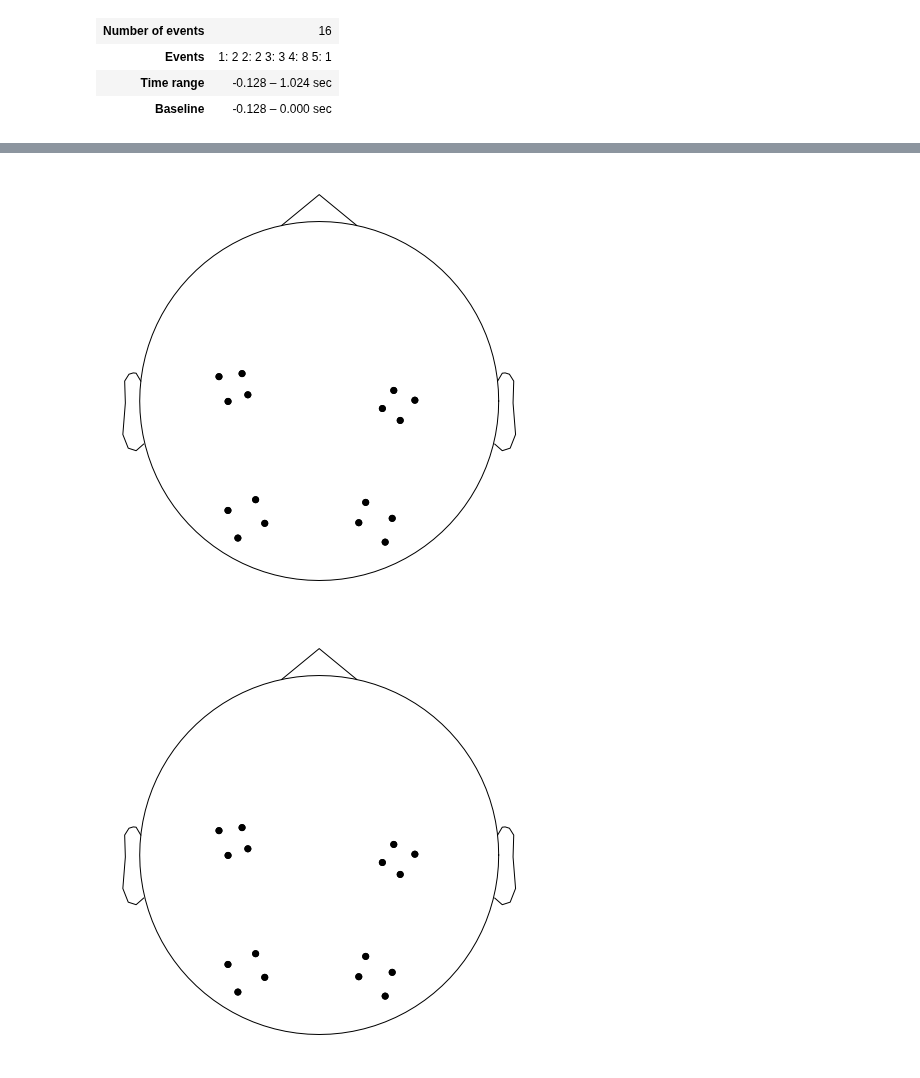
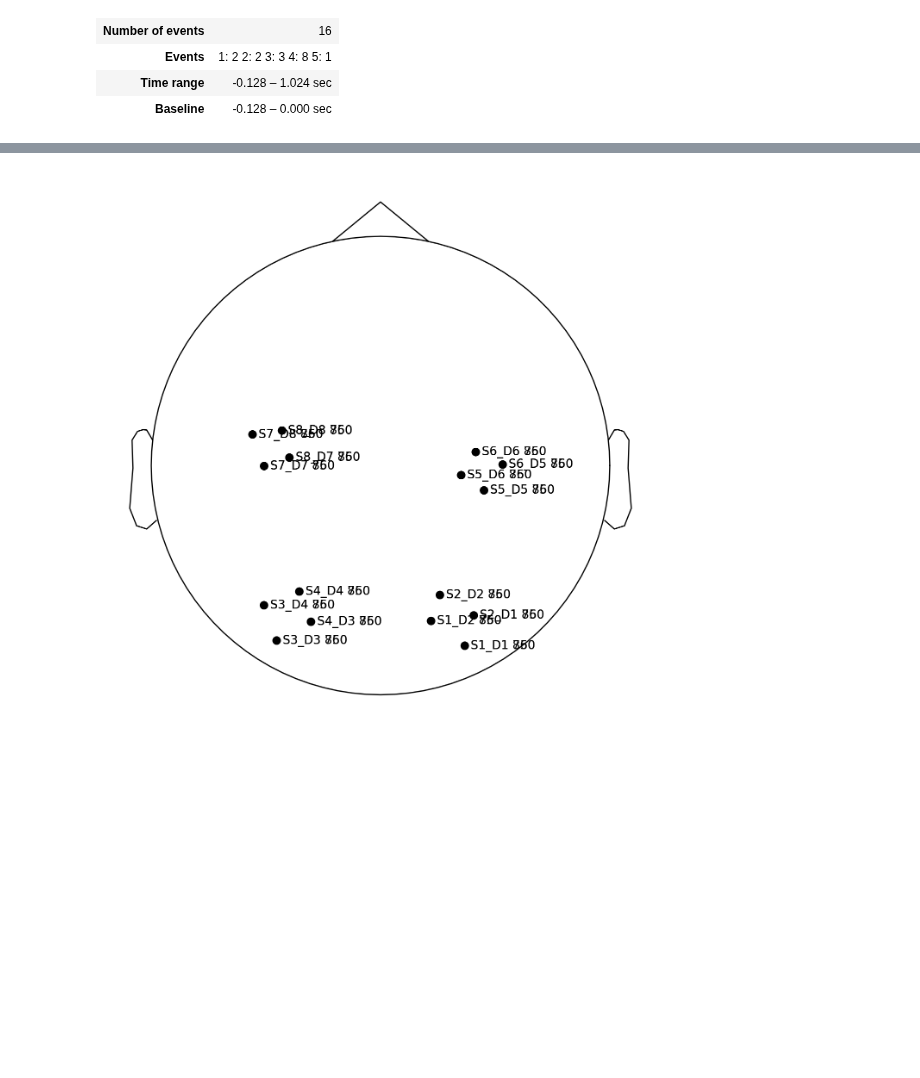
Before and after one commit to ppsp-team/HyPyP, a Jupyter notebook: tutorial/import_from_fnirs.ipynb, the cells around one changed output, grey strips where cells are left out. Drawn from its saved outputs; the diff is of its cells as text; code cells hidden in the pictures; blank space fills up the shorter version.

```diff
--- a/tutorial/import_from_fnirs.ipynb
+++ b/tutorial/import_from_fnirs.ipynb
@@ -145,8 +129,7 @@ fnirs_epo1.plot_sensors()
 # %%
-fnirs_epo2.plot_sensors()
+fnirs_epo2.plot_sensors(show_names=True)
 # %% [output]
-[figure, old version]
+[figure, new version]
-[figure, removed]
 # %%
 fnirs_epo1.plot()
 # %% [output]
```
Also changed, not shown: parts of 11 cells of this notebook, 2 other files.
